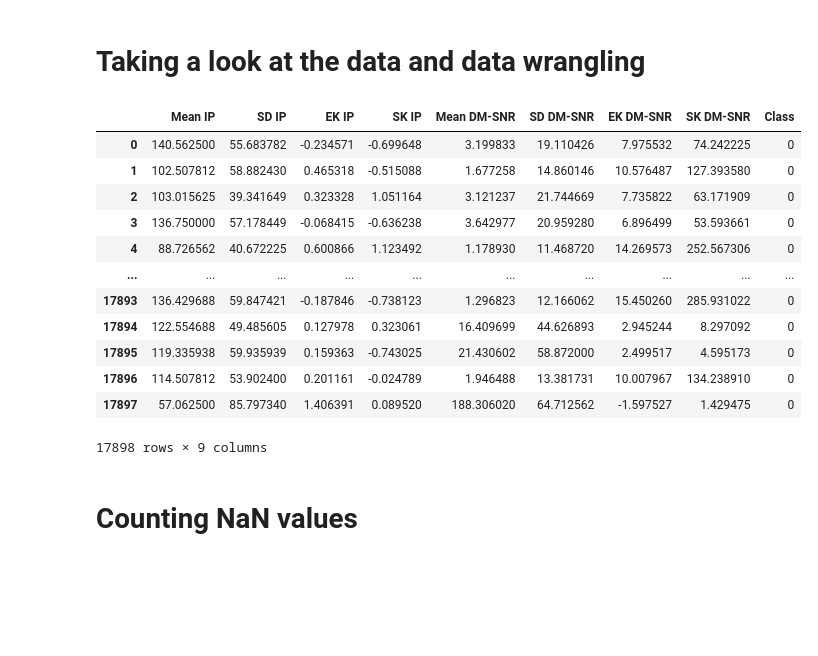
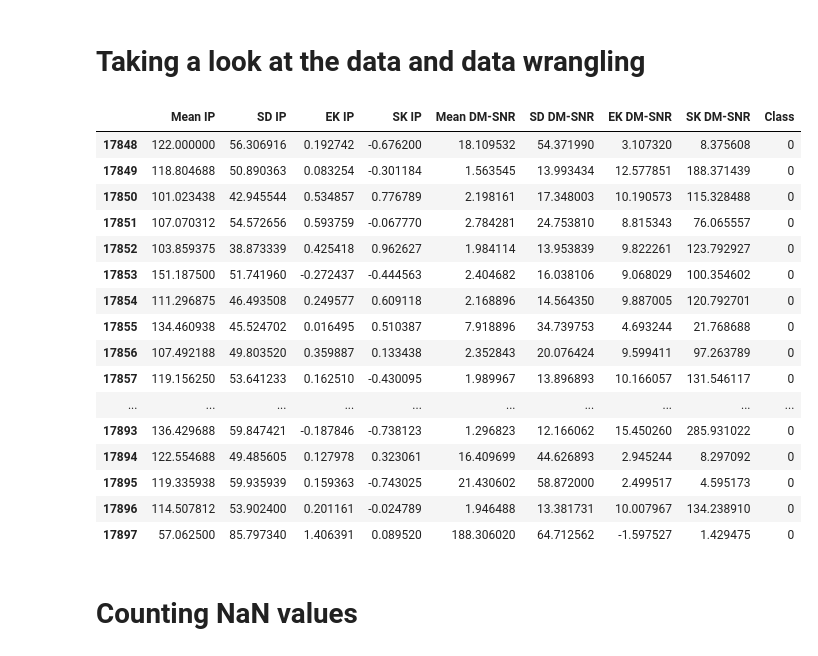
Before and after one commit to derrick-poage/Pulsar-prediction, a Jupyter notebook: Pulsar Prediction.ipynb, the cells around one changed output. Drawn from its saved outputs; the diff is of its cells as text; code cells hidden in the pictures; blank space fills up the shorter version.

```diff
--- a/Pulsar Prediction.ipynb
+++ b/Pulsar Prediction.ipynb
@@ -591,21 +591,25 @@ pulsars.shape
 # %% [markdown]
 # Taking a look at the data and data wrangling
 # %%
-pulsars
+pulsars.tail(50)
 # %% [output]
 |  | Mean IP | SD IP | EK IP | SK IP | Mean DM-SNR | SD DM-SNR | EK DM-SNR | SK DM-SNR | Class |
-| 0 | 140.562500 | 55.683782 | -0.234571 | -0.699648 | 3.199833 | 19.110426 | 7.975532 | 74.242225 | 0 |
-| 1 | 102.507812 | 58.882430 | 0.465318 | -0.515088 | 1.677258 | 14.860146 | 10.576487 | 127.393580 | 0 |
-| 2 | 103.015625 | 39.341649 | 0.323328 | 1.051164 | 3.121237 | 21.744669 | 7.735822 | 63.171909 | 0 |
-| 3 | 136.750000 | 57.178449 | -0.068415 | -0.636238 | 3.642977 | 20.959280 | 6.896499 | 53.593661 | 0 |
-| 4 | 88.726562 | 40.672225 | 0.600866 | 1.123492 | 1.178930 | 11.468720 | 14.269573 | 252.567306 | 0 |
+| 17848 | 122.000000 | 56.306916 | 0.192742 | -0.676200 | 18.109532 | 54.371990 | 3.107320 | 8.375608 | 0 |
+| 17849 | 118.804688 | 50.890363 | 0.083254 | -0.301184 | 1.563545 | 13.993434 | 12.577851 | 188.371439 | 0 |
+| 17850 | 101.023438 | 42.945544 | 0.534857 | 0.776789 | 2.198161 | 17.348003 | 10.190573 | 115.328488 | 0 |
+| 17851 | 107.070312 | 54.572656 | 0.593759 | -0.067770 | 2.784281 | 24.753810 | 8.815343 | 76.065557 | 0 |
+| 17852 | 103.859375 | 38.873339 | 0.425418 | 0.962627 | 1.984114 | 13.953839 | 9.822261 | 123.792927 | 0 |
+| 17853 | 151.187500 | 51.741960 | -0.272437 | -0.444563 | 2.404682 | 16.038106 | 9.068029 | 100.354602 | 0 |
+| 17854 | 111.296875 | 46.493508 | 0.249577 | 0.609118 | 2.168896 | 14.564350 | 9.887005 | 120.792701 | 0 |
+| 17855 | 134.460938 | 45.524702 | 0.016495 | 0.510387 | 7.918896 | 34.739753 | 4.693244 | 21.768688 | 0 |
+| 17856 | 107.492188 | 49.803520 | 0.359887 | 0.133438 | 2.352843 | 20.076424 | 9.599411 | 97.263789 | 0 |
+| 17857 | 119.156250 | 53.641233 | 0.162510 | -0.430095 | 1.989967 | 13.896893 | 10.166057 | 131.546117 | 0 |
 | ... | ... | ... | ... | ... | ... | ... | ... | ... | ... |
 | 17893 | 136.429688 | 59.847421 | -0.187846 | -0.738123 | 1.296823 | 12.166062 | 15.450260 | 285.931022 | 0 |
 | 17894 | 122.554688 | 49.485605 | 0.127978 | 0.323061 | 16.409699 | 44.626893 | 2.945244 | 8.297092 | 0 |
 | 17895 | 119.335938 | 59.935939 | 0.159363 | -0.743025 | 21.430602 | 58.872000 | 2.499517 | 4.595173 | 0 |
 | 17896 | 114.507812 | 53.902400 | 0.201161 | -0.024789 | 1.946488 | 13.381731 | 10.007967 | 134.238910 | 0 |
 | 17897 | 57.062500 | 85.797340 | 1.406391 | 0.089520 | 188.306020 | 64.712562 | -1.597527 | 1.429475 | 0 |
-17898 rows × 9 columns
 # %% [markdown]
 # Counting NaN values
 # %%
```
Also changed, not shown: parts of 15 cells of this notebook.
